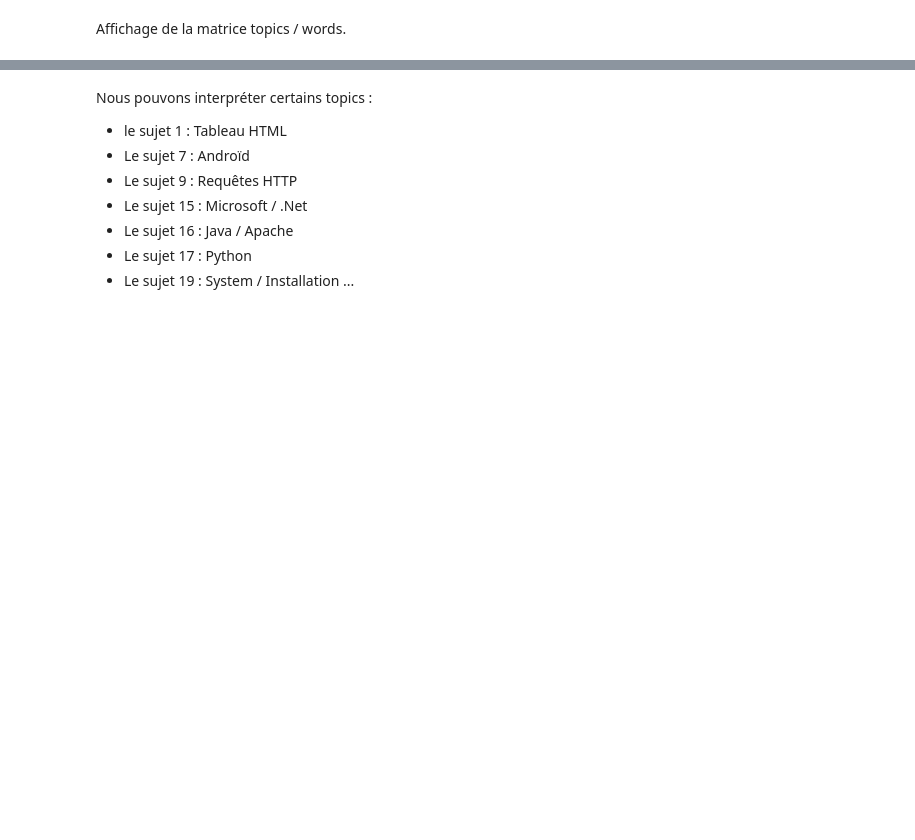
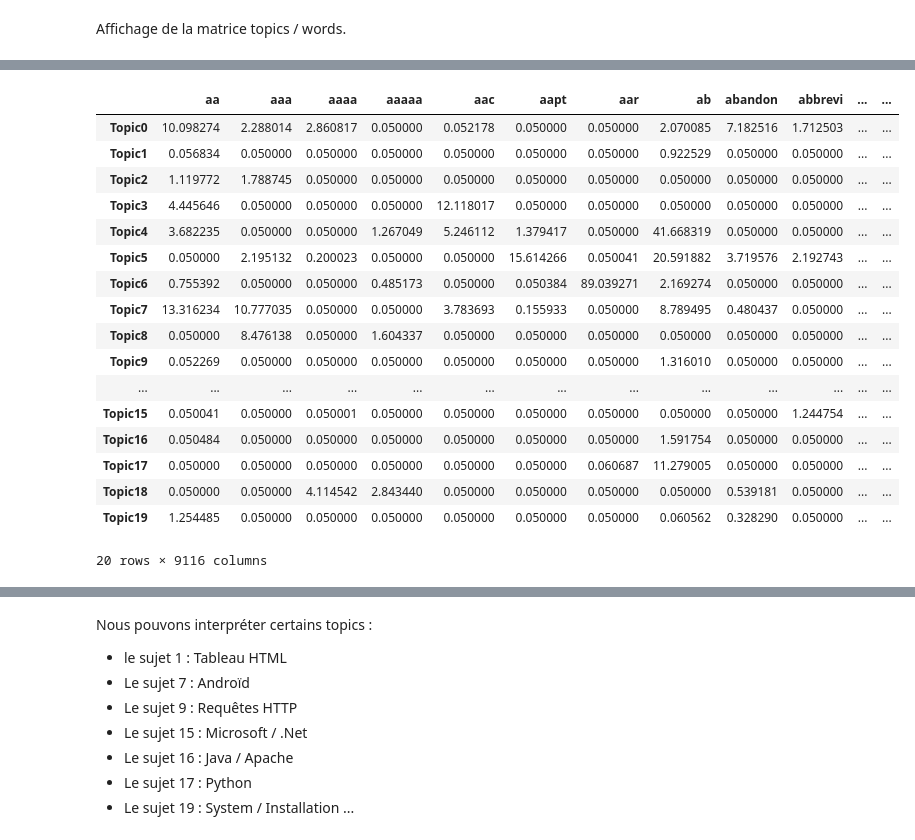
Before and after one commit to makboulhoussen/projet6, a Jupyter notebook: notebook/SOF_Tags_UnsupervisedMethod.ipynb, the cells around one changed output, grey strips where cells are left out. Cells and saved outputs as stored; diff of their text form; code cells hidden in the pictures; blank space fills up the shorter version.

Commit message:
Redesigned codes
Redesigned unsupervised learning, added comments, add more test in gridsearchCV

```diff
--- a/notebook/SOF_Tags_UnsupervisedMethod.ipynb
+++ b/notebook/SOF_Tags_UnsupervisedMethod.ipynb
@@ -168,0 +169,11 @@ x_train_text = x_train['TITLE_P'] + ' ' + x_train['BODY_P']
+# %%
+def getTopicsWordsMatrix(model, features_name) :
+    # liste des topics
+    topicnames = ["Topic" + str(i) for i in range(model.n_components)]
+
+    # Topic-Keyword Matrice
+    df_topic_keywords = pd.DataFrame(model.components_)
+    df_topic_keywords.columns = features_name
+    df_topic_keywords.index = topicnames
+
+    return df_topic_keywords
@@ -278,0 +353,25 @@ best_lda_model = lda_model.best_estimator_
+# %%
+t0 = time()
+Kfold = 5
+# CHANGE
+search_params = {
+              'vect__min_df': [5, 10, 15],
+              'vect__max_df': [0.75, 0.85, 0.95],
+              'model__n_components' : [10, 20, 30],
+              'model__learning_method':['batch'],
+              'model__max_iter':[5]
+             }
+# Init the Model
+lda = LatentDirichletAllocation()
+pipeline = Pipeline([('vect', CountVectorizer()), ('model', lda)])
+
+# Init Grid Search Class
+lda_model_grid = GridSearchCV(pipeline, param_grid=search_params)
+
+# On concatène le titre et le body
+x_train_text = x_train['TITLE_P'] + ' ' + x_train['BODY_P']
+# Do the Grid Search
+lda_model_grid.fit(x_train_text)
+
+print("Best params :", lda_model_grid.best_params_)
+print("done in %0.3fs." % (time() - t0))
@@ -278,0 +383,2 @@ best_lda_model = lda_model.best_estimator_
+# %%
+best_lda_model = lda_model_grid.best_estimator_.steps[1][1]
@@ -278,0 +387,2 @@ best_lda_model = lda_model.best_estimator_
+# %%
+tf_vectorizer = lda_model_grid.best_estimator_.steps[0][1]
@@ -367,0 +503,21 @@ df_topic_keywords
+# %%
+getTopicsWordsMatrix(best_lda_model, tf_vectorizer.get_feature_names())
+# %% [output]
+|  | aa | aaa | aaaa | aaaaa | aac | aapt | aar | ab | abandon | abbrevi | ... | ... |
+| Topic0 | 10.098274 | 2.288014 | 2.860817 | 0.050000 | 0.052178 | 0.050000 | 0.050000 | 2.070085 | 7.182516 | 1.712503 | ... | ... |
+| Topic1 | 0.056834 | 0.050000 | 0.050000 | 0.050000 | 0.050000 | 0.050000 | 0.050000 | 0.922529 | 0.050000 | 0.050000 | ... | ... |
+| Topic2 | 1.119772 | 1.788745 | 0.050000 | 0.050000 | 0.050000 | 0.050000 | 0.050000 | 0.050000 | 0.050000 | 0.050000 | ... | ... |
+| Topic3 | 4.445646 | 0.050000 | 0.050000 | 0.050000 | 12.118017 | 0.050000 | 0.050000 | 0.050000 | 0.050000 | 0.050000 | ... | ... |
+| Topic4 | 3.682235 | 0.050000 | 0.050000 | 1.267049 | 5.246112 | 1.379417 | 0.050000 | 41.668319 | 0.050000 | 0.050000 | ... | ... |
+| Topic5 | 0.050000 | 2.195132 | 0.200023 | 0.050000 | 0.050000 | 15.614266 | 0.050041 | 20.591882 | 3.719576 | 2.192743 | ... | ... |
+| Topic6 | 0.755392 | 0.050000 | 0.050000 | 0.485173 | 0.050000 | 0.050384 | 89.039271 | 2.169274 | 0.050000 | 0.050000 | ... | ... |
+| Topic7 | 13.316234 | 10.777035 | 0.050000 | 0.050000 | 3.783693 | 0.155933 | 0.050000 | 8.789495 | 0.480437 | 0.050000 | ... | ... |
+| Topic8 | 0.050000 | 8.476138 | 0.050000 | 1.604337 | 0.050000 | 0.050000 | 0.050000 | 0.050000 | 0.050000 | 0.050000 | ... | ... |
+| Topic9 | 0.052269 | 0.050000 | 0.050000 | 0.050000 | 0.050000 | 0.050000 | 0.050000 | 1.316010 | 0.050000 | 0.050000 | ... | ... |
+| ... | ... | ... | ... | ... | ... | ... | ... | ... | ... | ... | ... | ... |
+| Topic15 | 0.050041 | 0.050000 | 0.050001 | 0.050000 | 0.050000 | 0.050000 | 0.050000 | 0.050000 | 0.050000 | 1.244754 | ... | ... |
+| Topic16 | 0.050484 | 0.050000 | 0.050000 | 0.050000 | 0.050000 | 0.050000 | 0.050000 | 1.591754 | 0.050000 | 0.050000 | ... | ... |
+| Topic17 | 0.050000 | 0.050000 | 0.050000 | 0.050000 | 0.050000 | 0.050000 | 0.060687 | 11.279005 | 0.050000 | 0.050000 | ... | ... |
+| Topic18 | 0.050000 | 0.050000 | 4.114542 | 2.843440 | 0.050000 | 0.050000 | 0.050000 | 0.050000 | 0.539181 | 0.050000 | ... | ... |
+| Topic19 | 1.254485 | 0.050000 | 0.050000 | 0.050000 | 0.050000 | 0.050000 | 0.050000 | 0.060562 | 0.328290 | 0.050000 | ... | ... |
+20 rows × 9116 columns
```
Also changed, not shown: parts of 175 cells of this notebook.
